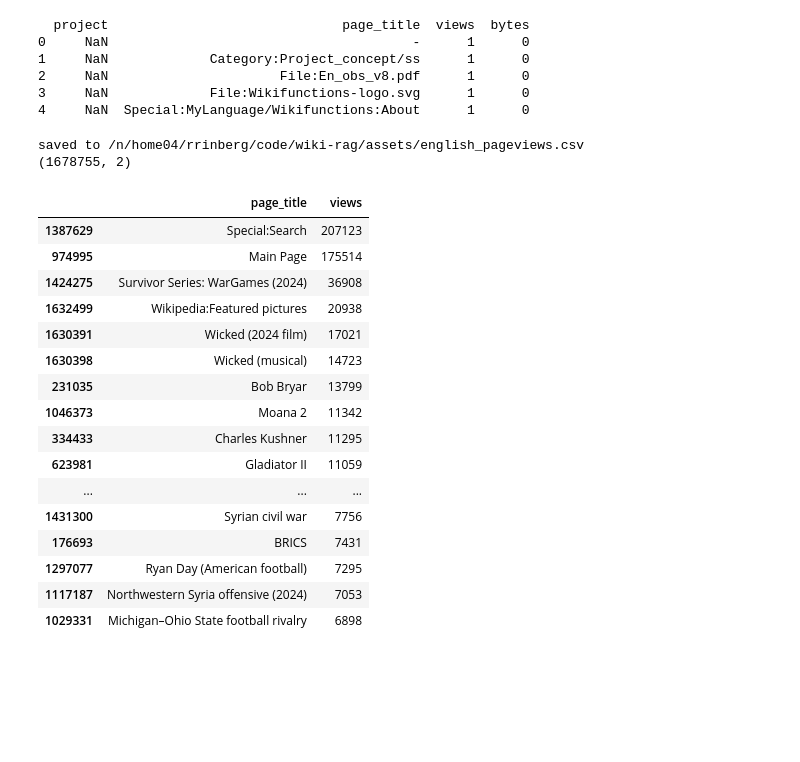
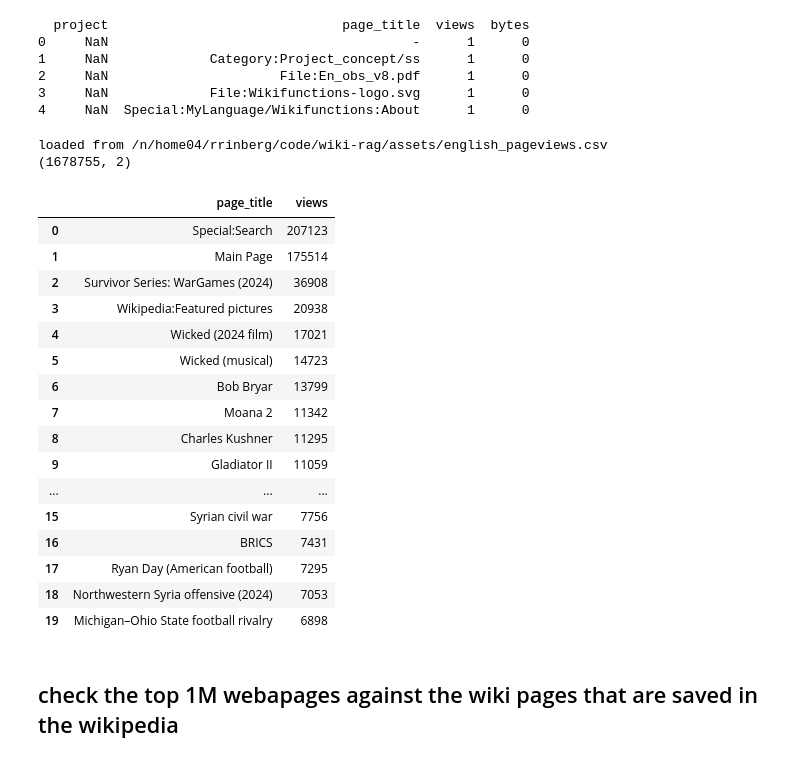
Before and after one commit to RoyRin/wiki-rag, a Jupyter notebook: notebooks/extract_top_wiki_pages.ipynb, the cells around one changed output. Cells and saved outputs as stored; diff of their text form; code cells hidden in the pictures; blank space fills up the shorter version.

```diff
--- a/notebooks/extract_top_wiki_pages.ipynb
+++ b/notebooks/extract_top_wiki_pages.ipynb
@@ -49,46 +49,53 @@ print(df.head())
 4     NaN  Special:MyLanguage/Wikifunctions:About      1      0
 # %%
 english_mask = (df["project"] == "en") | (df["project"] == "en.m")
-english_df = df[english_mask]
+output_f = asset_dir / 'english_pageviews.csv'
+if not output_f.exists():
+    english_df = df[english_mask]
 
 
-english_df.head()
+    english_df.head()
 
-english_df = english_df.groupby('page_title', as_index=False).agg({'views': 'sum', 'bytes': 'sum'})
+    english_df = english_df.groupby('page_title', as_index=False).agg({'views': 'sum', 'bytes': 'sum'})
 
 
-# sort by views
-english_df = english_df.sort_values(by='views', ascending=False)
-# combine views from en and en.m
+    # sort by views
+    english_df = english_df.sort_values(by='views', ascending=False)
+    # combine views from en and en.m
 
-# for page ttles swap _ wit " "
-english_df['page_title'] = english_df['page_title'].str.replace('_', ' ')
+    # for page ttles swap _ wit " "
+    english_df['page_title'] = english_df['page_title'].str.replace('_', ' ')
 
-# drop bytes col
-english_df = english_df.drop(columns=['bytes'])
-# save to asset_dir
-output_f = asset_dir / 'english_pageviews.csv'
-english_df.to_csv(output_f, index=False)
-print(f"saved to {output_f}")
+    # drop bytes col
+    english_df = english_df.drop(columns=['bytes'])
+    # save to asset_dir
+    english_df.to_csv(output_f, index=False)
+
+    print(f"saved to {output_f}")
+else:
+    english_df = pd.read_csv(output_f)
+    print(f"loaded from {output_f}")
 print(english_df.shape)
 english_df.head(20)
 # %% [output]
-saved to /n/home04/rrinberg/code/wiki-rag/assets/english_pageviews.csv
+loaded from /n/home04/rrinberg/code/wiki-rag/assets/english_pageviews.csv
 (1678755, 2)
 |  | page_title | views |
-| 1387629 | Special:Search | 207123 |
-| 974995 | Main Page | 175514 |
-| 1424275 | Survivor Series: WarGames (2024) | 36908 |
-| 1632499 | Wikipedia:Featured pictures | 20938 |
-| 1630391 | Wicked (2024 film) | 17021 |
-| 1630398 | Wicked (musical) | 14723 |
-| 231035 | Bob Bryar | 13799 |
-| 1046373 | Moana 2 | 11342 |
-| 334433 | Charles Kushner | 11295 |
-| 623981 | Gladiator II | 11059 |
+| 0 | Special:Search | 207123 |
+| 1 | Main Page | 175514 |
+| 2 | Survivor Series: WarGames (2024) | 36908 |
+| 3 | Wikipedia:Featured pictures | 20938 |
+| 4 | Wicked (2024 film) | 17021 |
+| 5 | Wicked (musical) | 14723 |
+| 6 | Bob Bryar | 13799 |
+| 7 | Moana 2 | 11342 |
+| 8 | Charles Kushner | 11295 |
+| 9 | Gladiator II | 11059 |
 | ... | ... | ... |
-| 1431300 | Syrian civil war | 7756 |
-| 176693 | BRICS | 7431 |
-| 1297077 | Ryan Day (American football) | 7295 |
-| 1117187 | Northwestern Syria offensive (2024) | 7053 |
-| 1029331 | Michigan–Ohio State football rivalry | 6898 |
+| 15 | Syrian civil war | 7756 |
+| 16 | BRICS | 7431 |
+| 17 | Ryan Day (American football) | 7295 |
+| 18 | Northwestern Syria offensive (2024) | 7053 |
+| 19 | Michigan–Ohio State football rivalry | 6898 |
+# %% [markdown]
+## check the top 1M webapages against the wiki pages that are saved in the wikipedia
```
Also changed, not shown: parts of 11 cells of this notebook, 1 other file.
